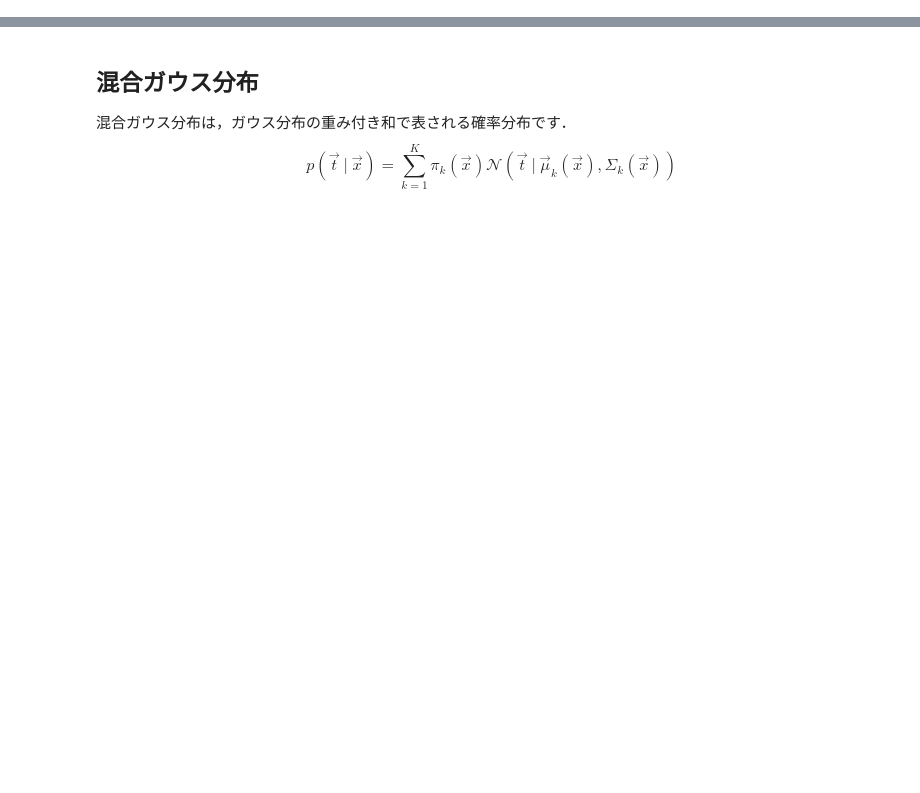
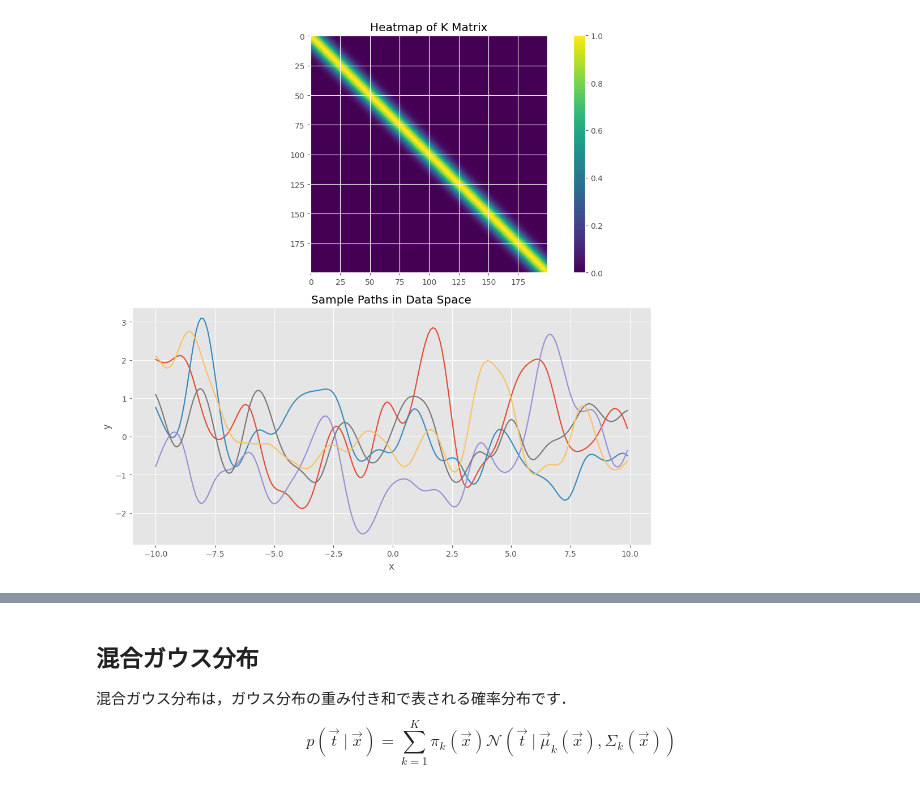
Before and after one commit to LABO-M/Gaussian_process, a Jupyter notebook: Gaussian_Process_Chapter4.ipynb, the cells around one changed output, grey strips where cells are left out. Cells and saved outputs as stored; diff of their text form; code cells hidden in the pictures; blank space fills up the shorter version.

```diff
--- a/Gaussian_Process_Chapter4.ipynb
+++ b/Gaussian_Process_Chapter4.ipynb
@@ -14,0 +45,35 @@ plt.style.use('ggplot')
+# %%
+import numpy as np
+import matplotlib.pyplot as plt
+
+# カーネル関数を定義
+def kernel(x, x_prime, p, q):
+    return p * np.exp(-1 * (x - x_prime)**2 / q)
+
+# カーネル計算を実行する関数
+def compute_kernel(X, Theta_1, Theta_2):
+    inputdata_length = len(X)
+    K = np.zeros((inputdata_length, inputdata_length))  # 2次元配列
+    for x in range(inputdata_length):
+        for x_prime in range(inputdata_length):
+            K[x, x_prime] = kernel(X[x], X[x_prime], Theta_1, Theta_2)
+    return K
+
+kai = np.arange(-10, 10, 0.1)
+mu = 0 * kai
+K = compute_kernel(kai, 1, 1)
+y = np.random.multivariate_normal(mu, K, 5)
+
+fig, (ax1, ax2) = plt.subplots(2, 1, figsize=(10, 10))
+im = ax1.imshow(K)
+ax1.set_title("Heatmap of K Matrix")
+plt.colorbar(im, ax=ax1)
+
+ax2.plot(kai, y.T)
+ax2.set_title("Sample Paths in Data Space")
+ax2.set_xlabel("x")
+ax2.set_ylabel("y")
+plt.tight_layout()
+plt.show()
+# %% [output]
+[figure, added]
```
Also changed, not shown: parts of 29 cells of this notebook, 1 other file.
